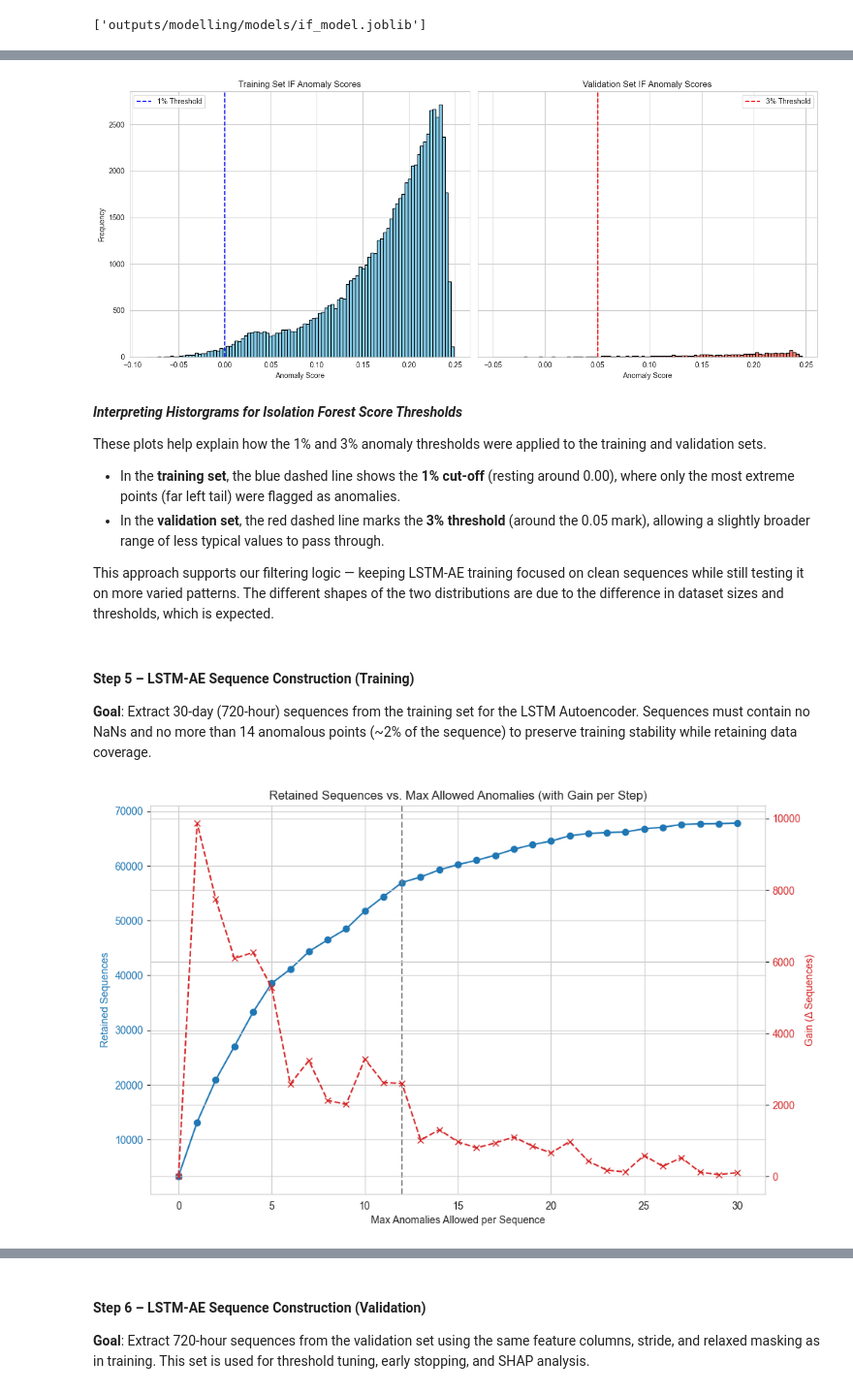
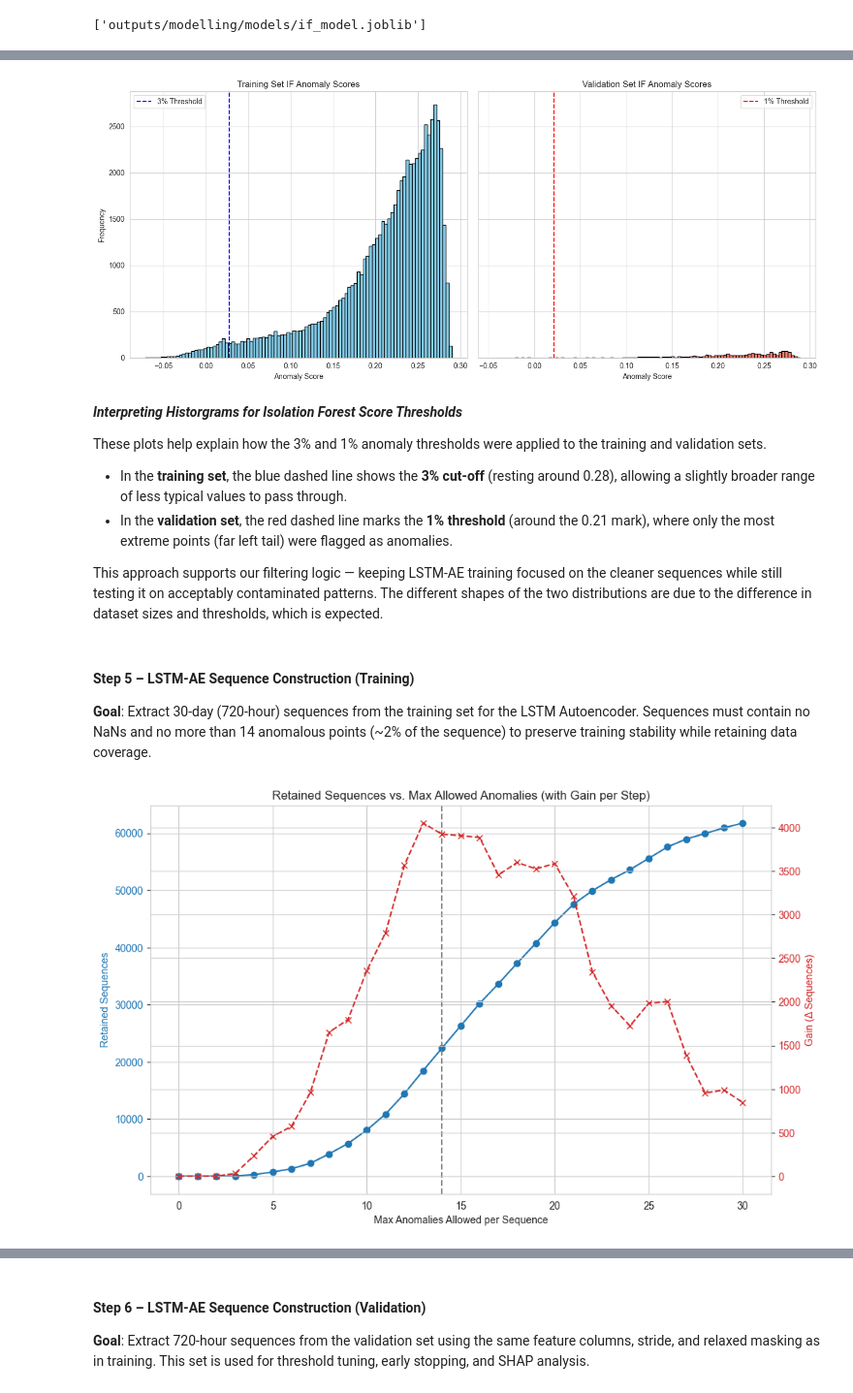
Before and after one commit to Jeremiah-Bachtin/comp1884-group6-weather-anomaly-detection-system, a Jupyter notebook: notebooks/notebook_jeremy_ETL_and_ML_v2.ipynb, the cells around one changed output, grey strips where cells are left out. Shown at 97% size. Saved outputs shown, nothing was run; the diff lists cells and outputs as text; code cells hidden in the pictures.

```diff
--- a/notebooks/notebook_jeremy_ETL_and_ML_v2.ipynb
+++ b/notebooks/notebook_jeremy_ETL_and_ML_v2.ipynb
@@ -144,11 +146,14 @@ df_val['precip_log']   = np.log1p(df_val['precipitation'])
 # Step 1.7: Apply 12-hour z-score to logged Precipitation
 # short rolling window captures bursts
 
-mean_train = df_train['precip_log'].rolling(window=window_12h, min_periods=min_periods_12h).mean()
-std_train  = df_train['precip_log'].rolling(window=window_12h, min_periods=min_periods_12h).std()
-df_train['precip_z_12h'] = (df_train['precip_log'] - mean_train) / (std_train + eps)
+for df in [df_train, df_val]:
+    # 12-hour rolling z-score
+    mean_12h = df['precip_log'].rolling(window=window_12h, min_periods=min_periods_12h).mean()
+    std_12h  = df['precip_log'].rolling(window=window_12h, min_periods=min_periods_12h).std()
+    df['precip_z_12h'] = (df['precip_log'] - mean_12h) / (std_12h + eps)
 
-mean_val = df_val['precip_log'].rolling(window=window_12h, min_periods=min_periods_12h).mean()
-std_val  = df_val['precip_log'].rolling(window=window_12h, min_periods=min_periods_12h).std()
-df_val['precip_z_12h'] = (df_val['precip_log'] - mean_val) / (std_val + eps)
+    # 24-hour rolling z-score
+    mean_24h = df['precip_log'].rolling(window=window_24h, min_periods=min_periods_24h).mean()
+    std_24h  = df['precip_log'].rolling(window=window_24h, min_periods=min_periods_24h).std()
+    df['precip_z_24h'] = (df['precip_log'] - mean_24h) / (std_24h + eps)
 # %%
@@ -186,17 +197,19 @@ df_val['month'] = df_val.index.month
 df_val['month_sin'] = np.sin(2 * np.pi * df_val['month'] / 12)
 df_val['month_cos'] = np.cos(2 * np.pi * df_val['month'] / 12)
 # %%
-# Step 2.3: Define LSTM input features
-# These include raw weather variables (not transformed) and time features
-lstm_features = ['temperature_2m', 'surface_pressure', 'wind_speed_10m', 'precip_log']
+# Step 2.3: Define input features for Isolation Forest and LSTM-AE
+
+# Isolsation Forest
+# Note we do not feed the temporal features to IF as it does not exploit cyclic structure (Molnar, 2025)
+if_features = ['temperature_2m_z', 'surface_pressure_z', 'wind_r', 'precip_z_12h', 'precip_z_24h'] #
+
+# LSTM
+lstm_presequence_features = ['temperature_2m', 'surface_pressure', 'wind_speed_10m', 'precip_log']
 lstm_time_features = ['hour_sin', 'hour_cos', 'month_sin', 'month_cos']
+lstm_input_cols_all = lstm_features + lstm_time_features
 # %% [markdown]
 #### Step 3 – Isolation Forest Training and Anomaly Scoring
 **Goal**: Train an Isolation Forest model using the transformed features in if_features.
 Use the model to compute anomaly scores for both the training and validation sets.
 Later, apply different thresholds to these scores for masking and inference.
-# %%
-# Step 3.1: Define IF model features
-# Note we do not feed the temporal features to IF as it does not exploit cyclic structure (Molnar, 2025)
-if_features = ['temperature_2m_z', 'surface_pressure_z', 'wind_r', 'precip_z_12h']
 # %%
@@ -244,7 +261,8 @@ df_val['if_score']   = if_model.decision_function(df_val[if_features])
 # %%
 # Step 4.1: Define percentile thresholds for anomaly masking
-mask_threshold_train = 1  # Bottom 1% most anomalous points in training
-mask_threshold_val = 3    # Bottom 3% most anomalous points in validation
+
+mask_threshold_train = 3    # Bottom 3% most anomalous points in validation, will flag more anomalies
+mask_threshold_val = 1  # Bottom 1% most anomalous points in training, will flag fewer anomalies
 # %%
 # Step 4.2: Apply Thresholds and Assign Flags
 
@@ -316,7 +338,7 @@ val_scores = df_val['if_score'].values
 fig, axs = plt.subplots(1, 2, figsize=(14, 6), sharey=True)
 
 axs[0].hist(train_scores, bins=100, color='skyblue', edgecolor='black')
-axs[0].axvline(threshold_train, color='blue', linestyle='--', label='1% Threshold')
+axs[0].axvline(threshold_train, color='blue', linestyle='--', label='3% Threshold')
 axs[0].set_title("Training Set IF Anomaly Scores")
 axs[0].set_xlabel("Anomaly Score")
 axs[0].set_ylabel("Frequency")
@@ -324,7 +346,7 @@ axs[0].legend()
 axs[0].grid(True)
 
 axs[1].hist(val_scores, bins=100, color='salmon', edgecolor='black')
-axs[1].axvline(threshold_val, color='red', linestyle='--', label='3% Threshold')
+axs[1].axvline(threshold_val, color='red', linestyle='--', label='1% Threshold')
 axs[1].set_title("Validation Set IF Anomaly Scores")
 axs[1].set_xlabel("Anomaly Score")
 axs[1].legend()
@@ -333,16 +355,16 @@ axs[1].grid(True)
 plt.tight_layout()
 plt.show()
 # %% [output]
-[figure, old version]
+[figure, new version]
 # %% [markdown]
 ***Interpreting Historgrams for Isolation Forest Score Thresholds***
 
-These plots help explain how the 1% and 3% anomaly thresholds were applied to the training and validation sets.
+These plots help explain how the 3% and 1% anomaly thresholds were applied to the training and validation sets.
 
-- In the **training set**, the blue dashed line shows the **1% cut-off** (resting around 0.00), where only the most extreme points (far left tail) were flagged as anomalies.
-- In the **validation set**, the red dashed line marks the **3% threshold** (around the 0.05 mark), allowing a slightly broader range of less typical values to pass through.
+- In the **training set**, the blue dashed line shows the **3% cut-off** (resting around 0.28), allowing a slightly broader range of less typical values to pass through.
+- In the **validation set**, the red dashed line marks the **1% threshold** (around the 0.21 mark), where only the most extreme points (far left tail) were flagged as anomalies.
 
-This approach supports our filtering logic — keeping LSTM-AE training focused on clean sequences while still testing it on more varied patterns. The different shapes of the two distributions are due to the difference in dataset sizes and thresholds, which is expected.
+This approach supports our filtering logic — keeping LSTM-AE training focused on the cleaner sequences while still testing it on acceptably contaminated patterns. The different shapes of the two distributions are due to the difference in dataset sizes and thresholds, which is expected.
 # %% [markdown]
 #### Step 5 – LSTM-AE Sequence Construction (Training)
 **Goal**: Extract 30-day (720-hour) sequences from the training set for the LSTM Autoencoder.
@@ -353,10 +375,7 @@ Sequences must contain no NaNs and no more than 14 anomalous points (~2% of the
 # Define sequence length
 sequence_length = 720
 max_anomaly_count_threshold = 30
-optimal_anomaly_count_threshold = 12
-
-# Features for LSTM-AE
-lstm_input_cols_all = lstm_features + lstm_time_features
+optimal_anomaly_count_threshold = 14
 
 def efficient_retention_counts(df, sequence_length=sequence_length, stride=1, max_threshold=max_anomaly_count_threshold):
     """
@@ -412,31 +431,31 @@ thresholds, retention_counts = efficient_retention_counts(df_train, sequence_len
 # Convert to DataFrame
 df = pd.DataFrame({'Max Anomalies': thresholds, 'Retained': retention_counts})
 
 # First derivative: gain per additional anomaly
 df['Gain'] = df['Retained'].diff().fillna(0)
 
 # Plot
 fig, ax1 = plt.subplots(figsize=(10, 6))
 
 color = 'tab:blue'
 ax1.set_xlabel('Max Anomalies Allowed per Sequence')
 ax1.set_ylabel('Retained Sequences', color=color)
 ax1.plot(df['Max Anomalies'], df['Retained'], marker='o', color=color, label='Retained Sequences')
 ax1.tick_params(axis='y', labelcolor=color)
 ax1.grid(True)
 
 # Plot gain on secondary axis
 ax2 = ax1.twinx()
 color = 'tab:red'
 ax2.set_ylabel('Gain (Δ Sequences)', color=color)
 ax2.plot(df['Max Anomalies'], df['Gain'], marker='x', color=color, linestyle='--', label='Gain per Step')
 ax2.tick_params(axis='y', labelcolor=color)
 
 # Add vertical line at likely sweet spot (e.g. 14)
 ax1.axvline(x=optimal_anomaly_count_threshold, linestyle='--', color='grey', label='Chosen Threshold (14)')
 
 fig.tight_layout()
 plt.title("Retained Sequences vs. Max Allowed Anomalies (with Gain per Step)")
 plt.show()
 # %% [output]
-[figure, old version]
+[figure, new version]
```
Also changed, not shown: parts of 25 cells of this notebook.
